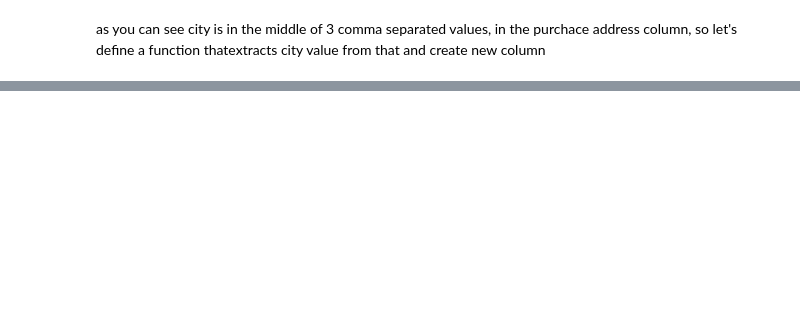
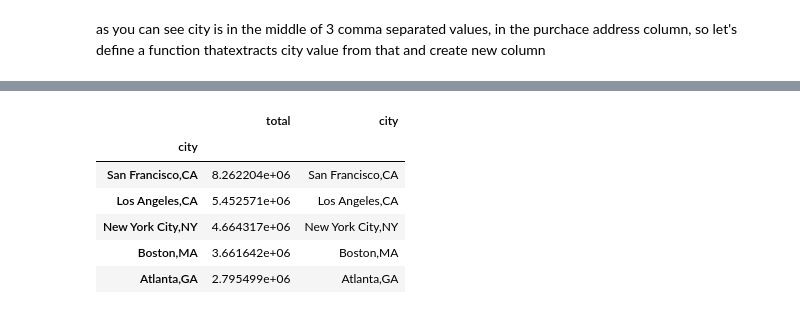
Before and after one commit to paabes/Data-Science, a Jupyter notebook: SalesAnalysis/multiple dataset analysis .ipynb, the cells around one changed output, grey strips where cells are left out. Drawn from its saved outputs; the diff is of its cells as text; code cells hidden in the pictures; blank space fills up the shorter version.

```diff
--- a/SalesAnalysis/multiple dataset analysis .ipynb
+++ b/SalesAnalysis/multiple dataset analysis .ipynb
@@ -189,0 +233,14 @@ df.head()
+# %%
+srs=df.groupby('city')['total'].agg('sum').sort_values(ascending=False)
+srs=pd.DataFrame(srs)
+srs['city']=srs.index
+type(srs)
+srs.head()
+# %% [output]
+|  | total | city |
+| city |  |  |
+| San Francisco,CA | 8.262204e+06 | San Francisco,CA |
+| Los Angeles,CA | 5.452571e+06 | Los Angeles,CA |
+| New York City,NY | 4.664317e+06 | New York City,NY |
+| Boston,MA | 3.661642e+06 | Boston,MA |
+| Atlanta,GA | 2.795499e+06 | Atlanta,GA |
```
Also changed, not shown: parts of 6 cells of this notebook.
